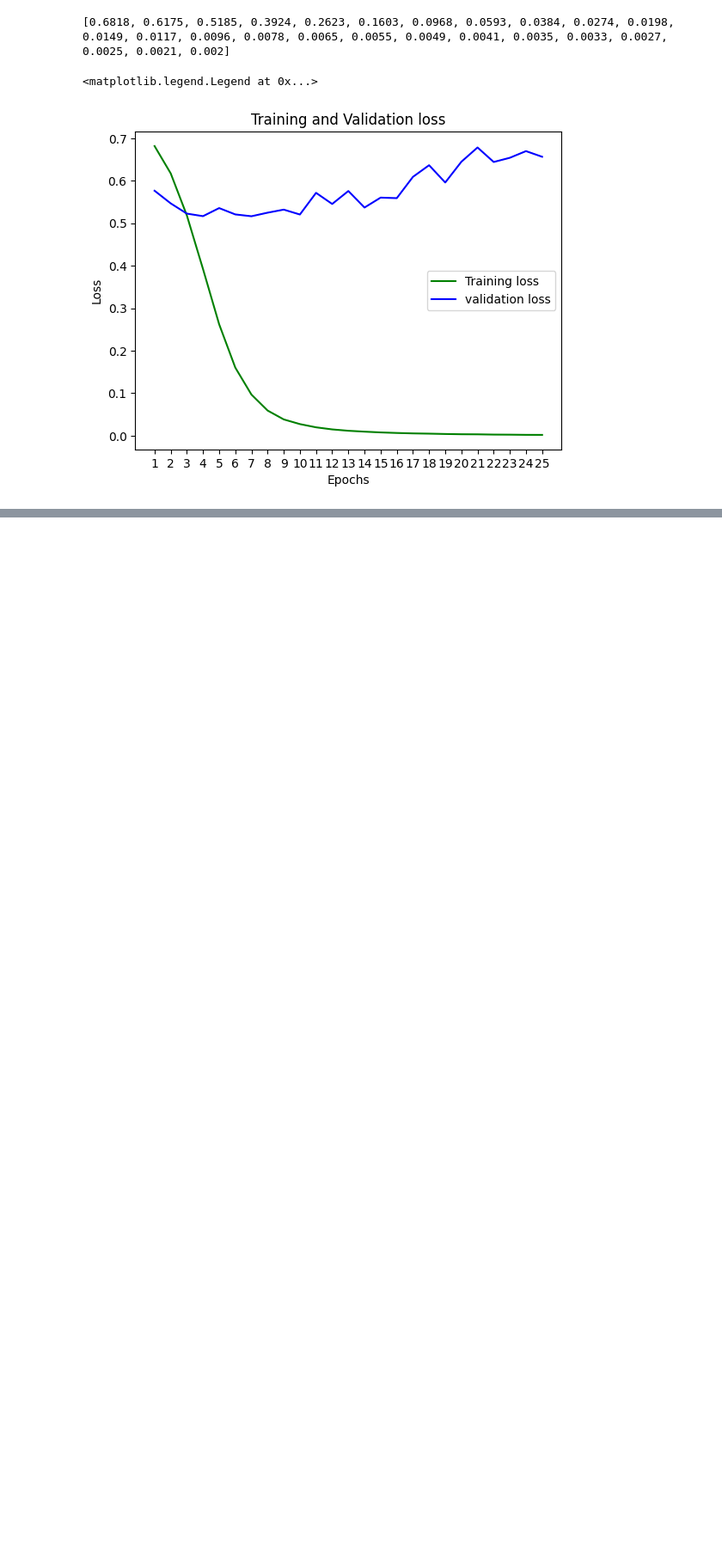
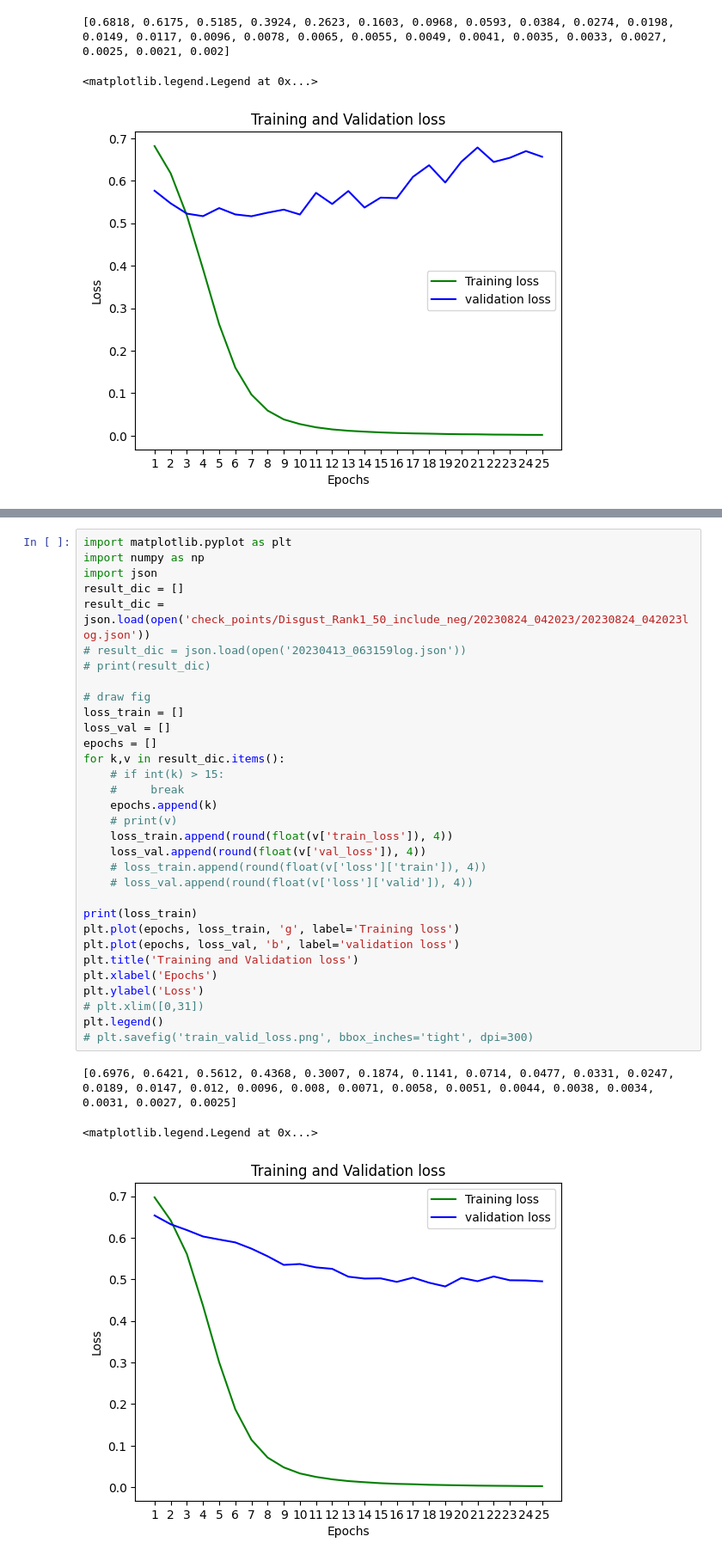
Before and after one commit to Dongagent/ranknet_resmasknet, a Jupyter notebook: analyze.ipynb, the cells around one changed output, grey strips where cells are left out. Shown at 86% size. Drawn from its saved outputs; the diff is of its cells as text; blank space fills up the shorter version.

Commit message:
add new func: split valid images goes out of training process.

```diff
--- a/analyze.ipynb
+++ b/analyze.ipynb
@@ -386,0 +395,36 @@ plt.legend()
+# %%
+import matplotlib.pyplot as plt
+import numpy as np
+import json
+result_dic = []
+result_dic = json.load(open('check_points/Disgust_Rank1_50_include_neg/20230824_042023/20230824_042023log.json'))
+# result_dic = json.load(open('20230413_063159log.json'))
+# print(result_dic)
+
+# draw fig
+loss_train = []
+loss_val = []
+epochs = []
+for k,v in result_dic.items():
+    # if int(k) > 15:
+    #     break
+    epochs.append(k)
+    # print(v)
+    loss_train.append(round(float(v['train_loss']), 4))
+    loss_val.append(round(float(v['val_loss']), 4))
+    # loss_train.append(round(float(v['loss']['train']), 4))
+    # loss_val.append(round(float(v['loss']['valid']), 4))
+
+print(loss_train)
+plt.plot(epochs, loss_train, 'g', label='Training loss')
+plt.plot(epochs, loss_val, 'b', label='validation loss')
+plt.title('Training and Validation loss')
+plt.xlabel('Epochs')
+plt.ylabel('Loss')
+# plt.xlim([0,31])
+plt.legend()
+# plt.savefig('train_valid_loss.png', bbox_inches='tight', dpi=300)
+# %% [output]
+[0.6976, 0.6421, 0.5612, 0.4368, 0.3007, 0.1874, 0.1141, 0.0714, 0.0477, 0.0331, 0.0247, 0.0189, 0.0147, 0.012, 0.0096, 0.008, 0.0071, 0.0058, 0.0051, 0.0044, 0.0038, 0.0034, 0.0031, 0.0027, 0.0025]
+<matplotlib.legend.Legend at 0x...>
+[figure, added]
```
Also changed, not shown: parts of 32 cells of this notebook, 24 other files.
